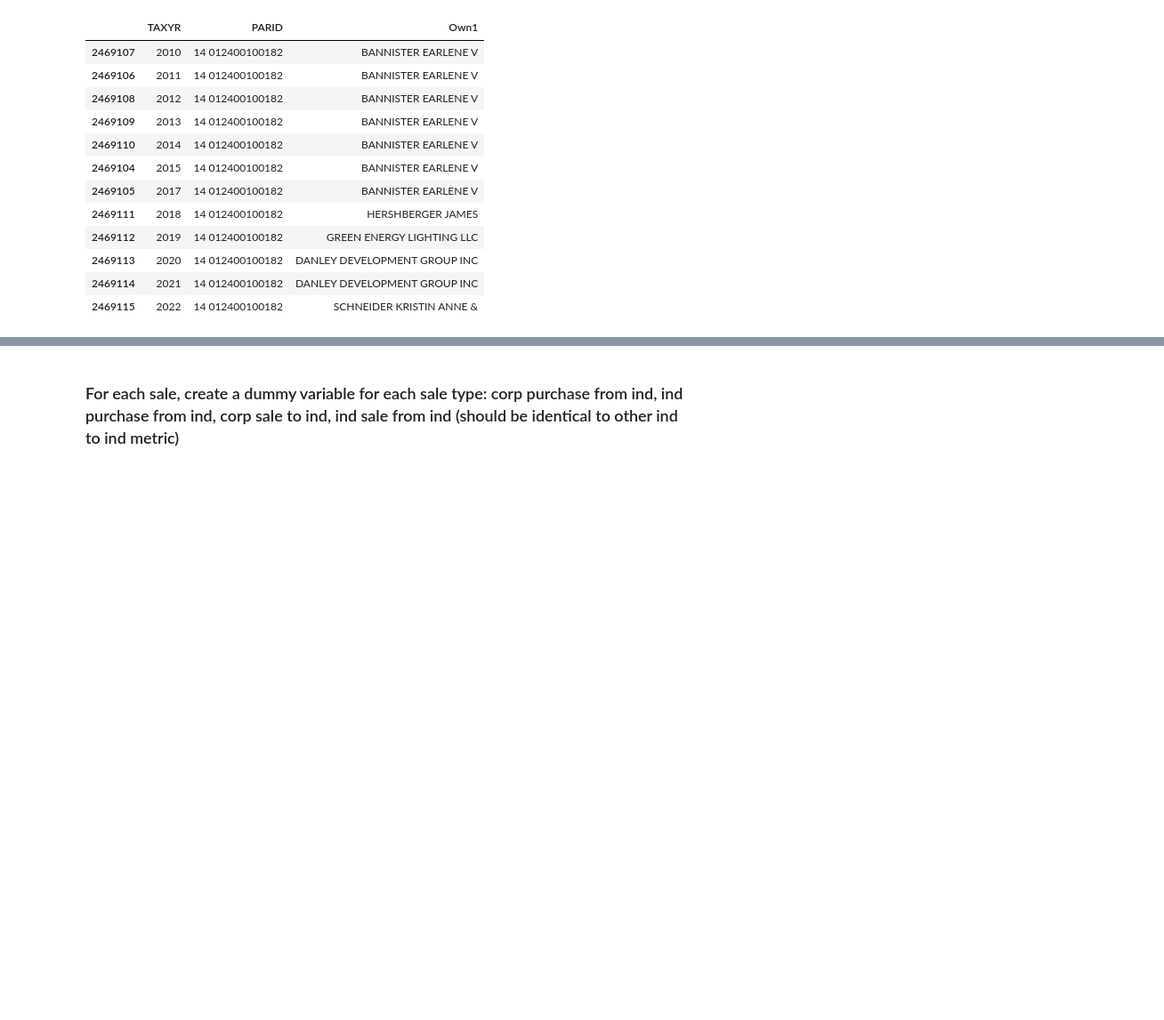
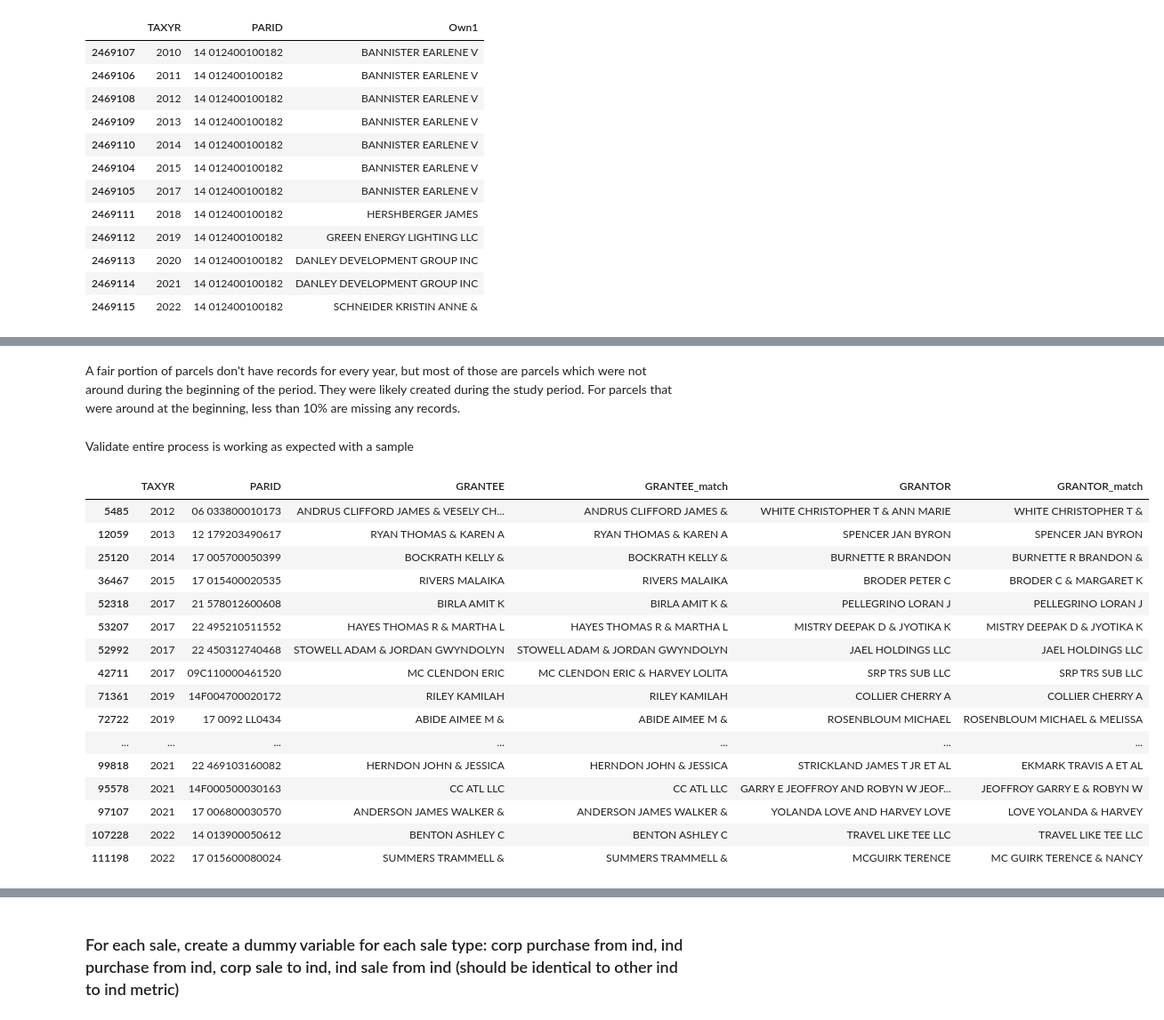
Before and after one commit to Nicholas-Polimeni/wealth-loss-sfr, a Jupyter notebook: analysis.ipynb, the cells around one changed output, grey strips where cells are left out. Shown at 89% size. Saved outputs shown, nothing was run; the diff lists cells and outputs as text; code cells hidden in the pictures; blank space fills up the shorter version.

```diff
--- a/analysis.ipynb
+++ b/analysis.ipynb
@@ -457,13 +500,3 @@ digest_full_geo_nbhd[digest_full_geo_nbhd["PARID"] == "14 012400100182"][["TAXYR
 | 2469113 | 2020 | 14 012400100182 | DANLEY DEVELOPMENT GROUP INC |
 | 2469114 | 2021 | 14 012400100182 | DANLEY DEVELOPMENT GROUP INC |
 | 2469115 | 2022 | 14 012400100182 | SCHNEIDER KRISTIN ANNE & |
-# %%
-transactions_in_yr = pd.DataFrame(
-    fulton_sales_all.groupby(["TAXYR", "PARID"])["PARID"].count()
-).rename(columns={"PARID": "transcations_in_yr"})
-
-fulton_sales_all = fulton_sales_all.merge(
-    transactions_in_yr,
-    on=["TAXYR", "PARID"],
-    how="inner"
-)
@@ -526,0 +631,26 @@ This is a problem because we want the purchaser address for each sale to appropr
+# %%
+for person in ["GRANTEE", "GRANTOR"]:
+    print(f"Person: {person} ---")
+    fulton_sales_all[f"{person}_match"] = fulton_sales_all[f"{person}_exact"]
+    fulton_sales_all[f"{person}_match_addr"] = fulton_sales_all[f"{person}_exact_addr"]
+    num_matched = len(fulton_sales_all[fulton_sales_all[f'{person}_match'].notna()])
+    print(f"Number exact matched: {num_matched}")
+    print(f"Pct exact matched: {num_matched / len(fulton_sales_all)}")
+    print("")
+
+    for match in ["single_sale", "only_exact_name"]:
+        fulton_sales_all[f"{person}_match"] = fulton_sales_all[f"{person}_match"].fillna(
+            fulton_sales_all[f"{person}_{match}"]
+        )
+        fulton_sales_all[f"{person}_match_addr"] = fulton_sales_all[f"{person}_match_addr"].fillna(
+            fulton_sales_all[f"{person}_{match}_addr"]
+        )
+        prev_matched = num_matched
+        num_matched = len(fulton_sales_all[fulton_sales_all[f'{person}_match'].notna()])
+        print(f"Number of additional matches with {match}: {num_matched - prev_matched}")
+        print(f"Number prev matches + {match} matched: {num_matched}")
+        print(f"Pct prev matches + {match} matched: {num_matched / len(fulton_sales_all)}")
+        print("")
+
+    print("")
+    print("")
@@ -526,0 +915,29 @@ This is a problem because we want the purchaser address for each sale to appropr
+# %% [markdown]
+A fair portion of parcels don't have records for every year, but most of those are parcels which were not around during the beginning of the period. They were likely created during the study period. For parcels that were around at the beginning, less than 10% are missing any records.
+# %% [markdown]
+Validate entire process is working as expected with a sample
+# %%
+fulton_sales_all.sample(20)[
+    [
+        "TAXYR", "PARID", "GRANTEE", "GRANTEE_match",
+        "GRANTOR", "GRANTOR_match"
+    ]
+].sort_values(by="TAXYR")
+# %% [output]
+|  | TAXYR | PARID | GRANTEE | GRANTEE_match | GRANTOR | GRANTOR_match |
+| 5485 | 2012 | 06 033800010173 | ANDRUS CLIFFORD JAMES & VESELY CH... | ANDRUS CLIFFORD JAMES & | WHITE CHRISTOPHER T & ANN MARIE | WHITE CHRISTOPHER T & |
+| 12059 | 2013 | 12 179203490617 | RYAN THOMAS & KAREN A | RYAN THOMAS & KAREN A | SPENCER JAN BYRON | SPENCER JAN BYRON |
+| 25120 | 2014 | 17 005700050399 | BOCKRATH KELLY & | BOCKRATH KELLY & | BURNETTE R BRANDON | BURNETTE R BRANDON & |
+| 36467 | 2015 | 17 015400020535 | RIVERS MALAIKA | RIVERS MALAIKA | BRODER PETER C | BRODER C & MARGARET K |
+| 52318 | 2017 | 21 578012600608 | BIRLA AMIT K | BIRLA AMIT K & | PELLEGRINO LORAN J | PELLEGRINO LORAN J |
+| 53207 | 2017 | 22 495210511552 | HAYES THOMAS R & MARTHA L | HAYES THOMAS R & MARTHA L | MISTRY DEEPAK D & JYOTIKA K | MISTRY DEEPAK D & JYOTIKA K |
+| 52992 | 2017 | 22 450312740468 | STOWELL ADAM & JORDAN GWYNDOLYN | STOWELL ADAM & JORDAN GWYNDOLYN | JAEL HOLDINGS LLC | JAEL HOLDINGS LLC |
+| 42711 | 2017 | 09C110000461520 | MC CLENDON ERIC | MC CLENDON ERIC & HARVEY LOLITA | SRP TRS SUB LLC | SRP TRS SUB LLC |
+| 71361 | 2019 | 14F004700020172 | RILEY KAMILAH | RILEY KAMILAH | COLLIER CHERRY A | COLLIER CHERRY A |
+| 72722 | 2019 | 17 0092 LL0434 | ABIDE AIMEE M & | ABIDE AIMEE M & | ROSENBLOUM MICHAEL | ROSENBLOUM MICHAEL & MELISSA |
+| ... | ... | ... | ... | ... | ... | ... |
+| 99818 | 2021 | 22 469103160082 | HERNDON JOHN & JESSICA | HERNDON JOHN & JESSICA | STRICKLAND JAMES T JR ET AL | EKMARK TRAVIS A ET AL |
+| 95578 | 2021 | 14F000500030163 | CC ATL LLC | CC ATL LLC | GARRY E JEOFFROY AND ROBYN W JEOF... | JEOFFROY GARRY E & ROBYN W |
+| 97107 | 2021 | 17 006800030570 | ANDERSON JAMES WALKER & | ANDERSON JAMES WALKER & | YOLANDA LOVE AND HARVEY LOVE | LOVE YOLANDA & HARVEY |
+| 107228 | 2022 | 14 013900050612 | BENTON ASHLEY C | BENTON ASHLEY C | TRAVEL LIKE TEE LLC | TRAVEL LIKE TEE LLC |
+| 111198 | 2022 | 17 015600080024 | SUMMERS TRAMMELL & | SUMMERS TRAMMELL & | MCGUIRK TERENCE | MC GUIRK TERENCE & NANCY |
```
Also changed, not shown: parts of 71 cells of this notebook, 1 other file.
